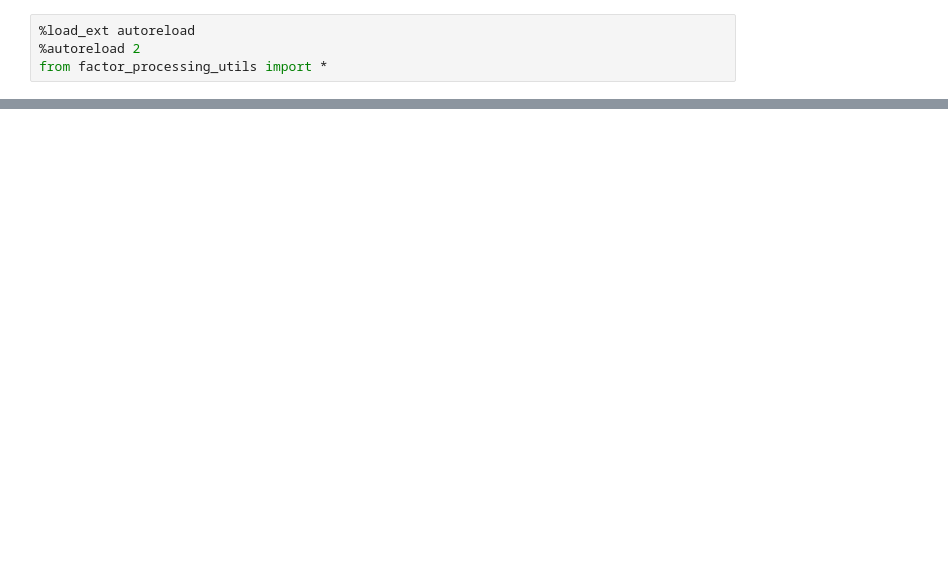
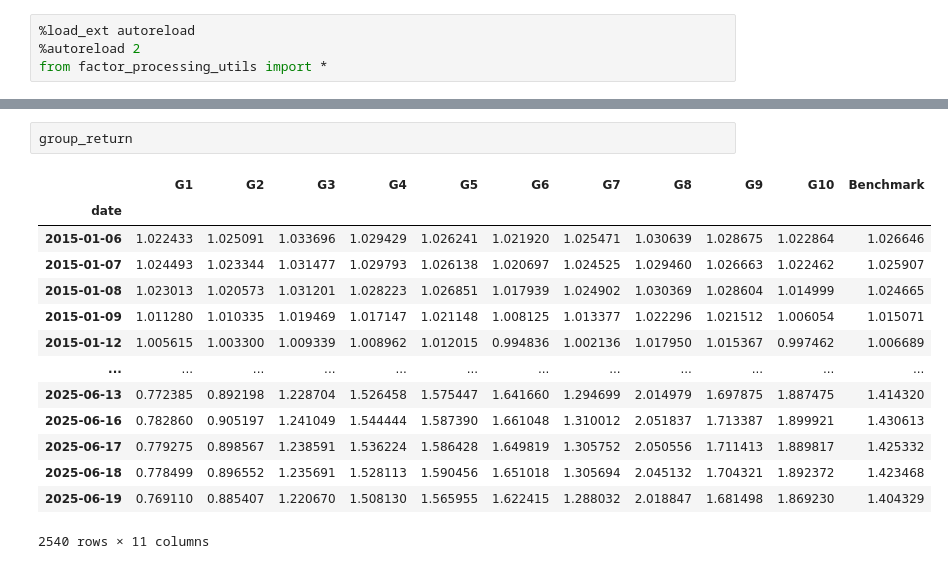
Before and after one commit to linpeng782/alpha_local, a Jupyter notebook: test_factor.ipynb, the cells around one changed output, grey strips where cells are left out. Saved outputs shown, nothing was run; the diff lists cells and outputs as text; blank space fills up the shorter version.

```diff
--- a/test_factor.ipynb
+++ b/test_factor.ipynb
@@ -35,0 +63,17 @@ group_return, turnover = group_g(
+# %%
+group_return
+# %% [output]
+|  | G1 | G2 | G3 | G4 | G5 | G6 | G7 | G8 | G9 | G10 | Benchmark |
+| date |  |  |  |  |  |  |  |  |  |  |  |
+| 2015-01-06 | 1.022433 | 1.025091 | 1.033696 | 1.029429 | 1.026241 | 1.021920 | 1.025471 | 1.030639 | 1.028675 | 1.022864 | 1.026646 |
+| 2015-01-07 | 1.024493 | 1.023344 | 1.031477 | 1.029793 | 1.026138 | 1.020697 | 1.024525 | 1.029460 | 1.026663 | 1.022462 | 1.025907 |
+| 2015-01-08 | 1.023013 | 1.020573 | 1.031201 | 1.028223 | 1.026851 | 1.017939 | 1.024902 | 1.030369 | 1.028604 | 1.014999 | 1.024665 |
+| 2015-01-09 | 1.011280 | 1.010335 | 1.019469 | 1.017147 | 1.021148 | 1.008125 | 1.013377 | 1.022296 | 1.021512 | 1.006054 | 1.015071 |
+| 2015-01-12 | 1.005615 | 1.003300 | 1.009339 | 1.008962 | 1.012015 | 0.994836 | 1.002136 | 1.017950 | 1.015367 | 0.997462 | 1.006689 |
+| ... | ... | ... | ... | ... | ... | ... | ... | ... | ... | ... | ... |
+| 2025-06-13 | 0.772385 | 0.892198 | 1.228704 | 1.526458 | 1.575447 | 1.641660 | 1.294699 | 2.014979 | 1.697875 | 1.887475 | 1.414320 |
+| 2025-06-16 | 0.782860 | 0.905197 | 1.241049 | 1.544444 | 1.587390 | 1.661048 | 1.310012 | 2.051837 | 1.713387 | 1.899921 | 1.430613 |
+| 2025-06-17 | 0.779275 | 0.898567 | 1.238591 | 1.536224 | 1.586428 | 1.649819 | 1.305752 | 2.050556 | 1.711413 | 1.889817 | 1.425332 |
+| 2025-06-18 | 0.778499 | 0.896552 | 1.235691 | 1.528113 | 1.590456 | 1.651018 | 1.305694 | 2.045132 | 1.704321 | 1.892372 | 1.423468 |
+| 2025-06-19 | 0.769110 | 0.885407 | 1.220670 | 1.508130 | 1.565955 | 1.622415 | 1.288032 | 2.018847 | 1.681498 | 1.869230 | 1.404329 |
+2540 rows × 11 columns
```
Also changed, not shown: parts of 7 cells of this notebook, 12 other files.
